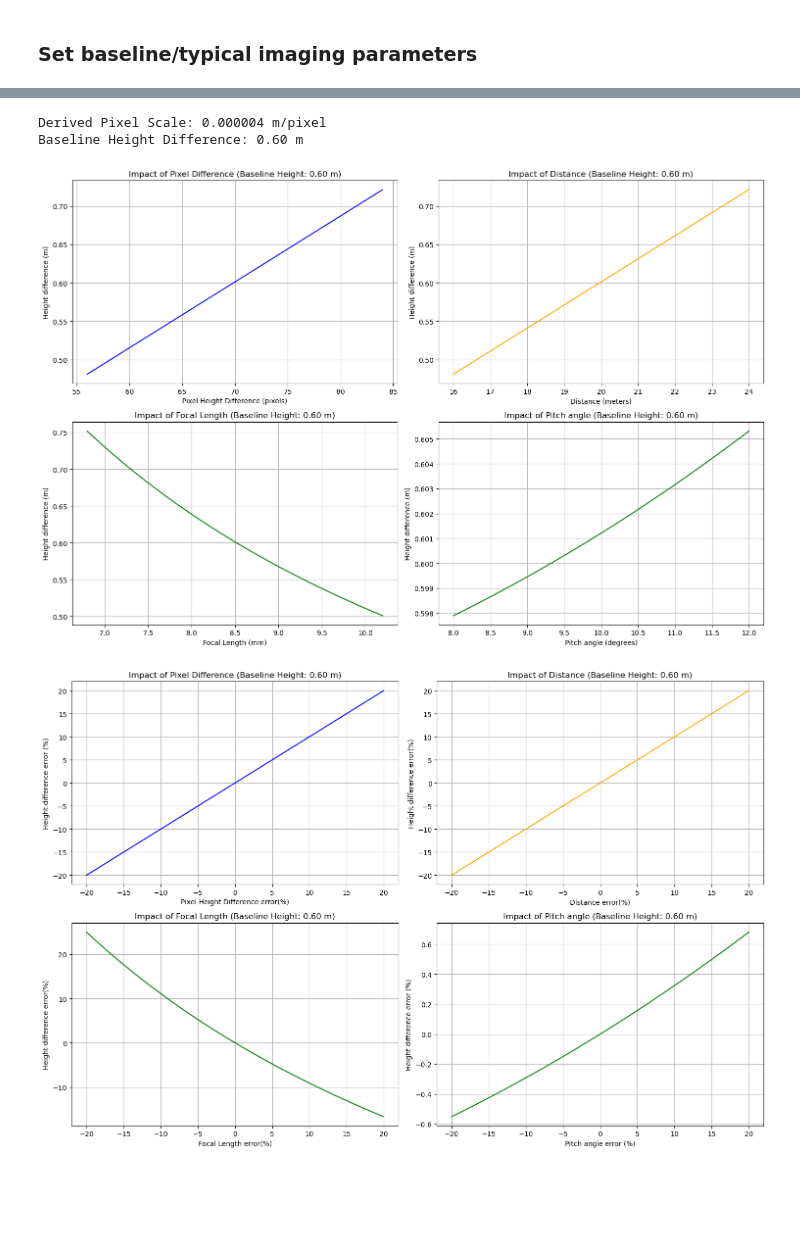
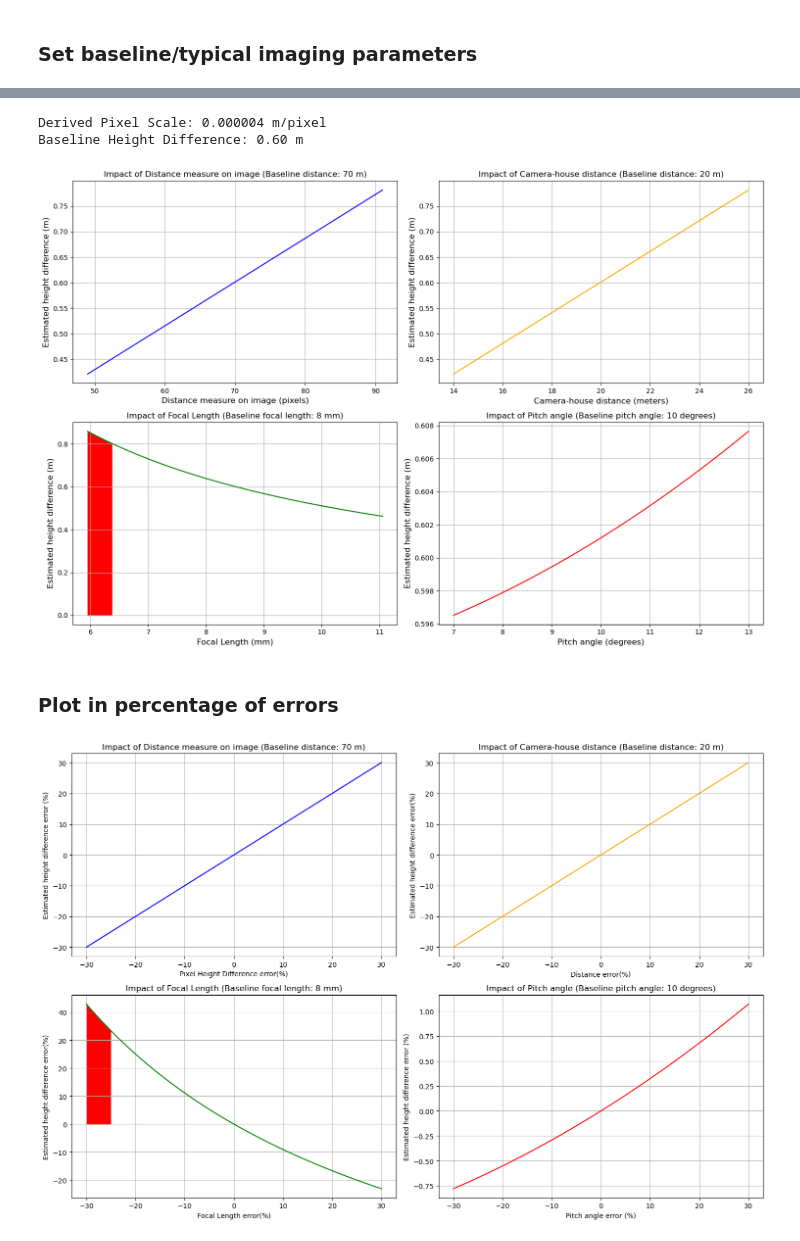
Before and after one commit to GeoscienceAustralia/GA_Floor_Height, a Jupyter notebook: RICS/Sensitivity_test.ipynb, the cells around one changed output, grey strips where cells are left out. Cells and saved outputs as stored; diff of their text form; code cells hidden in the pictures; blank space fills up the shorter version.

Commit message:
updated sensitivity analysis notebook to apply shading when error limit exceeds

```diff
--- a/RICS/Sensitivity_test.ipynb
+++ b/RICS/Sensitivity_test.ipynb
@@ -17,5 +17,8 @@ baseline_distance = 20.0      # Distance to object in meters
 baseline_pitch = 10         # Baseline pitch angle in degrees
 
 # Percent error range (-10% to +10%)
-percent_error_range = np.linspace(-20, 20, 50)
+percent_error_range = np.linspace(-30, 30, 50)
+
+# limit of error in estimated height difference (e.g. 20cm)
+limit_height_error=0.2
 # %% [markdown]
@@ -109,47 +117,57 @@ def compute_height_diff_for_ranges(baseline_pixel, baseline_distance, baseline_f
 print(f"Derived Pixel Scale: {sensor_size / image_resolution:.6f} m/pixel")
 print(f"Baseline Height Difference: {baseline_height:.2f} m")
 
 # Plotting the parameter ranges vs height difference errors
 plt.figure(figsize=(15, 10))
 
 # Pixel height Difference
 plt.subplot(2, 2, 1)
 plt.plot(pixel_range, height_diff_pixel, label="Height Difference (m)", color="blue")
-plt.xlabel("Pixel Height Difference (pixels)")
-plt.ylabel("Height difference (m)")
-plt.title(f"Impact of Pixel Difference (Baseline Height: {baseline_height:.2f} m)")
+plt.fill_between(pixel_range,height_diff_pixel,color='red',
+                 where=((height_diff_pixel-baseline_height>limit_height_error)|(height_diff_pixel-baseline_height<-1.0*limit_height_error)))
+plt.xlabel("Distance measure on image (pixels)",fontsize=12)
+plt.ylabel("Estimated height difference (m)",fontsize=12)
+plt.title(f"Impact of Distance measure on image (Baseline distance: {baseline_pixel:.0f} m)")
 plt.grid(True)
 
 # Distance
 plt.subplot(2, 2, 2)
 plt.plot(distance_range, height_diff_distance, label="Height Difference (m)", color="orange")
-plt.xlabel("Distance (meters)")
-plt.ylabel("Height difference (m)")
-plt.title(f"Impact of Distance (Baseline Height: {baseline_height:.2f} m)")
+plt.fill_between(distance_range,height_diff_distance,color='red',
+                 where=((height_diff_distance-baseline_height>limit_height_error)|(height_diff_distance-baseline_height<-1.0*limit_height_error)))
+plt.xlabel("Camera-house distance (meters)",fontsize=12)
+plt.ylabel("Estimated height difference (m)",fontsize=12)
+plt.title(f"Impact of Camera-house distance (Baseline distance: {baseline_distance:.0f} m)")
 plt.grid(True)
 
 # Focal Length
 plt.subplot(2, 2, 3)
 plt.plot(focal_range*1000, height_diff_focal, label="Height Difference (m)", color="green")
-plt.xlabel("Focal Length (mm)")
-plt.ylabel("Height difference (m)")
-plt.title(f"Impact of Focal Length (Baseline Height: {baseline_height:.2f} m)")
+plt.fill_between(focal_range*1000,height_diff_focal,color='red',
+                 where=((height_diff_focal-baseline_height>limit_height_error)|(height_diff_focal-baseline_height<-1.0*limit_height_error)))
+plt.xlabel("Focal Length (mm)",fontsize=12)
+plt.ylabel("Estimated height difference (m)",fontsize=12)
+plt.title(f"Impact of Focal Length (Baseline focal length: {baseline_focal*1000:.0f} mm)")
 plt.grid(True)
 
 # pitch angle
 plt.subplot(2, 2, 4)
-plt.plot(pitch_range, height_diff_pitch, label="Height Difference (m)", color="green")
-plt.xlabel("Pitch angle (degrees)")
-plt.ylabel("Height difference (m)")
-plt.title(f"Impact of Pitch angle (Baseline Height: {baseline_height:.2f} m)")
+plt.plot(pitch_range, height_diff_pitch, label="Height Difference (m)", color="red")
+plt.fill_between(pitch_range,height_diff_pitch,color='red',
+                 where=((height_diff_pitch-baseline_height>limit_height_error)|(height_diff_pitch-baseline_height<-1.0*limit_height_error)))
+plt.xlabel("Pitch angle (degrees)",fontsize=12)
+plt.ylabel("Estimated height difference (m)",fontsize=12)
+plt.title(f"Impact of Pitch angle (Baseline pitch angle: {baseline_pitch:.0f} degrees)")
 plt.grid(True)
 
 plt.tight_layout()
 plt.show()
 # %% [output]
 Derived Pixel Scale: 0.000004 m/pixel
 Baseline Height Difference: 0.60 m
-[figure, old version]
+[figure, new version]
+# %% [markdown]
+### Plot in percentage of errors
 # %%
 # Compute parameter ranges and height errors
 height_diff_error_pixel=[(h-baseline_height)/baseline_height*100 for h in height_diff_pixel]
@@ -157,42 +175,54 @@ height_diff_error_distance=[(d-baseline_height)/baseline_height*100 for d in hei
 height_diff_error_focal=[(f-baseline_height)/baseline_height*100 for f in height_diff_focal]
 height_diff_error_pitch=[(t-baseline_height)/baseline_height*100 for t in height_diff_pitch]
 
+# calculated equivalent height difference estimation limits in percentage
+upper_lmt_error_pct=100*((baseline_height+limit_height_error)/baseline_height-1.0)
+lower_lmt_error_pct=100*((-1.0*limit_height_error)/baseline_height)
+
 # Plotting the parameter ranges vs height difference errors
 plt.figure(figsize=(15, 10))
 
 # Pixel height Difference
 plt.subplot(2, 2, 1)
 plt.plot(percent_error_range, height_diff_error_pixel, label="Height Difference error(%)", color="blue")
+plt.fill_between(percent_error_range,height_diff_error_pixel,color='red',
+                 where=((height_diff_error_pixel<lower_lmt_error_pct)|(height_diff_error_pixel>upper_lmt_error_pct)))
 plt.xlabel("Pixel Height Difference error(%)")
-plt.ylabel("Height difference error (%)")
-plt.title(f"Impact of Pixel Difference (Baseline Height: {baseline_height:.2f} m)")
+plt.ylabel("Estimated height difference error (%)")
+plt.title(f"Impact of Distance measure on image (Baseline distance: {baseline_pixel:.0f} m)")
 plt.grid(True)
 
 # Distance
 plt.subplot(2, 2, 2)
 plt.plot(percent_error_range, height_diff_error_distance, label="Height Difference error(%)", color="orange")
+plt.fill_between(percent_error_range,height_diff_error_distance,color='red',
+                 where=((height_diff_error_distance<lower_lmt_error_pct)|(height_diff_error_distance>upper_lmt_error_pct)))
 plt.xlabel("Distance error(%)")
-plt.ylabel("Height difference error(%)")
-plt.title(f"Impact of Distance (Baseline Height: {baseline_height:.2f} m)")
+plt.ylabel("Estimated height difference error(%)")
+plt.title(f"Impact of Camera-house distance (Baseline distance: {baseline_distance:.0f} m)")
 plt.grid(True)
 
 # Focal Length
 plt.subplot(2, 2, 3)
 plt.plot(percent_error_range, height_diff_error_focal, label="Height Difference error(%)", color="green")
+plt.fill_between(percent_error_range,height_diff_error_focal,color='red',
+                 where=((height_diff_error_focal<lower_lmt_error_pct)|(height_diff_error_focal>upper_lmt_error_pct)))
 plt.xlabel("Focal Length error(%)")
-plt.ylabel("Height difference error(%)")
-plt.title(f"Impact of Focal Length (Baseline Height: {baseline_height:.2f} m)")
+plt.ylabel("Estimated height difference error(%)")
+plt.title(f"Impact of Focal Length (Baseline focal length: {baseline_focal*1000:.0f} mm)")
 plt.grid(True)
 
 # pitch angle
 plt.subplot(2, 2, 4)
-plt.plot(percent_error_range, height_diff_error_pitch, label="Height Difference error(%)", color="green")
+plt.plot(percent_error_range, height_diff_error_pitch, label="Height Difference error(%)", color="red")
+plt.fill_between(percent_error_range,height_diff_error_pitch,color='red',
+                 where=((height_diff_error_pitch<lower_lmt_error_pct)|(height_diff_error_pitch>upper_lmt_error_pct)))
 plt.xlabel("Pitch angle error (%)")
-plt.ylabel("Height difference error (%)")
-plt.title(f"Impact of Pitch angle (Baseline Height: {baseline_height:.2f} m)")
+plt.ylabel("Estimated height difference error (%)")
+plt.title(f"Impact of Pitch angle (Baseline pitch angle: {baseline_pitch:.0f} degrees)")
 plt.grid(True)
 
 plt.tight_layout()
 plt.show()
 # %% [output]
-[figure, old version]
+[figure, new version]
```
Also changed, not shown: parts of 1 cell of this notebook.
